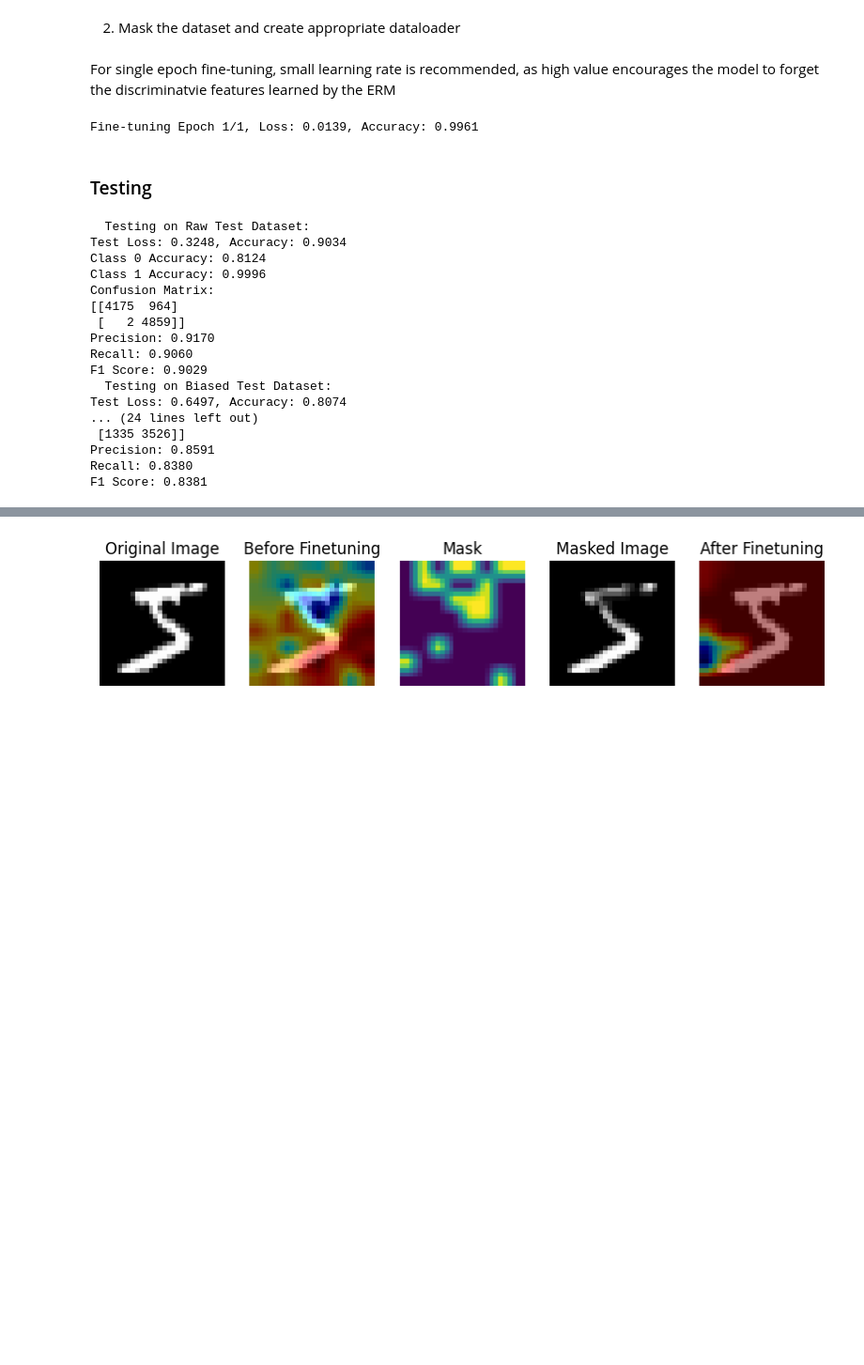
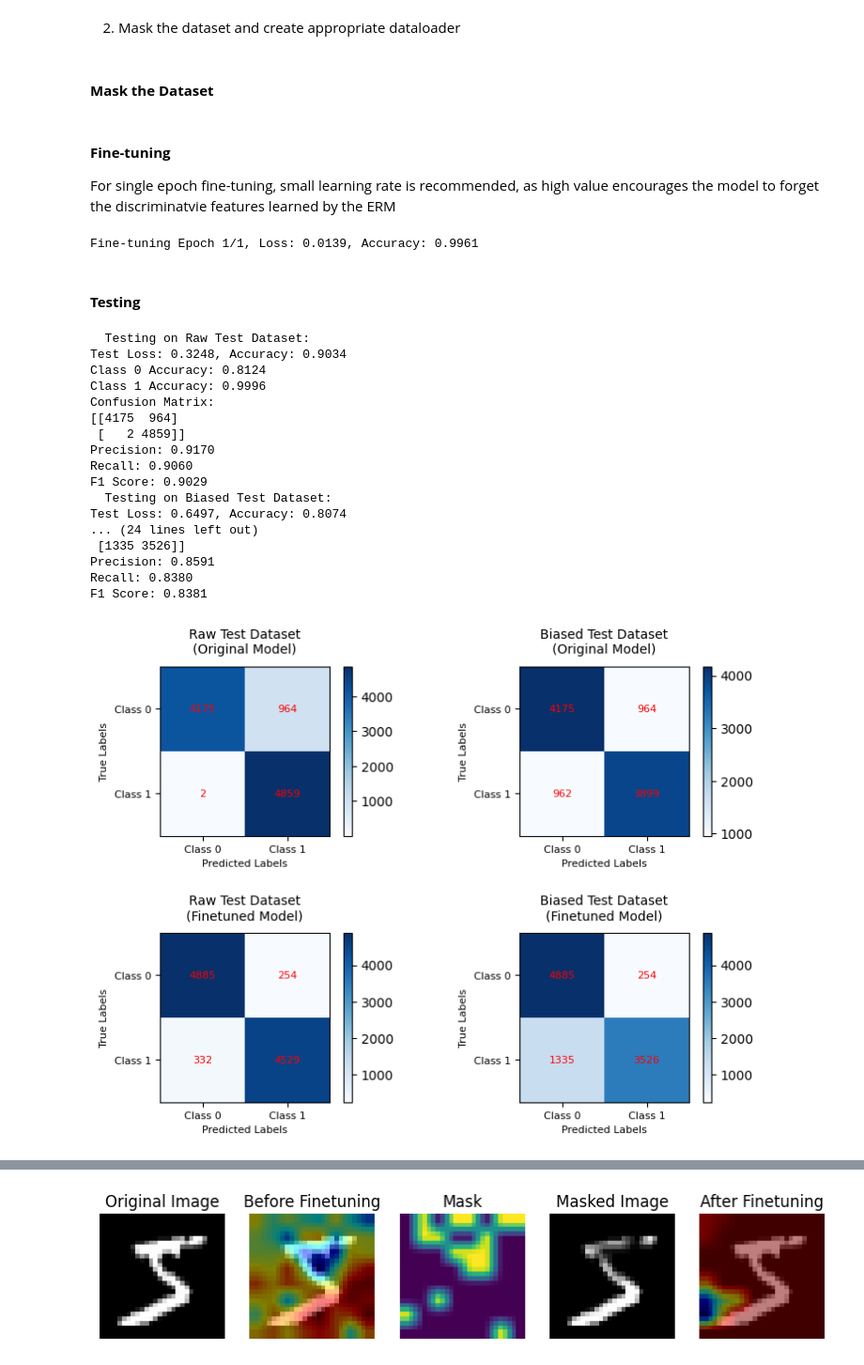
Before and after one commit to vmazashvili/Neural-Networks, a Jupyter notebook: MaskTune_Vano_Mazashvili_1993251.ipynb, the cells around one changed output, grey strips where cells are left out. Shown at 94% size. Cells and saved outputs as stored; diff of their text form; code cells hidden in the pictures; blank space fills up the shorter version.

Commit message:
Refactored the plotting functions

```diff
--- a/MaskTune_Vano_Mazashvili_1993251.ipynb
+++ b/MaskTune_Vano_Mazashvili_1993251.ipynb
@@ -789,10 +858,13 @@ Epoch 49/50, Loss: 0.0001, Accuracy: 1.0000
 Epoch 50/50, Loss: 0.0001, Accuracy: 1.0000
 # %% [markdown]
 2. Mask the dataset and create appropriate dataloader
+# %% [markdown]
+#### **Mask the Dataset**
 # %%
 masked_train_dataset, saliency_maps, original_images, masked_images, image_classes = mask_dataset(model, '/content/data/MNIST/CNN_checkpoint.pth', train_spurious_dataloader, threshold=0.5)
 masked_train_dataloader = DataLoader(masked_train_dataset, batch_size=batch_size, shuffle=True)
 # %% [markdown]
+#### **Fine-tuning**
 For single epoch fine-tuning, small learning rate is recommended, as high value encourages the model to forget the discriminatvie features learned by the ERM
 # %%
 # Load the pre-trained model
@@ -837,58 +909,61 @@ for epoch in range(epochs):
 # %% [output]
 Fine-tuning Epoch 1/1, Loss: 0.0139, Accuracy: 0.9961
 # %% [markdown]
-### Testing
+#### **Testing**
 # %%
-# If the model is not initialized properly, we get untrained results (only class 0 or 1 guesses)
-# Also avoids the "cant apply hook to the tensor requiring gradient" error
+# Initialize model and load checkpoint
 model = SmallCNN(num_classes=2)
 checkpoint_path = '/content/data/MNIST/CNN_checkpoint.pth'
 model.load_state_dict(torch.load(checkpoint_path))
 
-print("\033[1m \033[93m Testing on Raw Test Dataset: \033[0m")  # Bold and yellow text
+# Test the model on the raw test dataset
+print("\033[1m \033[93m Testing on Raw Test Dataset: \033[0m")
 metrics_raw = test_model(model, test_raw_dataloader, loss_function)
-class_0_acc_erm_raw = metrics_raw[0][0]  # Access accuracy for class 0
-class_1_acc_erm_raw = metrics_raw[0][1]  # Access accuracy for class 1
 
 # Test the model on the biased test dataset
 print("\033[1m \033[93m Testing on Biased Test Dataset: \033[0m")
 metrics_biased = test_model(model, test_spurious_dataloader, loss_function)
-class_0_acc_erm_sp = metrics_biased[0][0]  # Access accuracy for class 0
-class_1_acc_erm_sp = metrics_biased[0][1]  # Access accuracy for class 1
-
-
 
 # Evaluate the finetuned model
-
 model = SmallCNN(num_classes=2)
 checkpoint_path = '/content/data/MNIST/CNN_checkpoint_finetuned.pth'
 model.load_state_dict(torch.load(checkpoint_path))
 
-print("\033[1m \033[93m Testing Finetuned Model on Raw Test Dataset: \033[0m")  # Bold and yellow text
+print("\033[1m \033[93m Testing Finetuned Model on Raw Test Dataset: \033[0m")
 metrics_ft_raw = test_model(model, test_raw_dataloader, loss_function)
-class_0_acc_ft_raw = metrics_ft_raw[0][0]  # Access accuracy for class 0
-class_1_acc_ft_raw = metrics_ft_raw[0][1]  # Access accuracy for class 1
-#accuracy = class_accuracies_ft_raw[]
 
-print("\033[1m \033[93m Testing Finetuned Model on Biased Test Dataset: \033[0m")  # Bold and yellow text
+print("\033[1m \033[93m Testing Finetuned Model on Biased Test Dataset: \033[0m")
 metrics_ft_sp = test_model(model, test_spurious_dataloader, loss_function)
-class_0_acc_ft_sp = metrics_ft_sp[0][0]  # Access accuracy for class 0
-class_1_acc_ft_sp = metrics_ft_sp[0][1]  # Access accuracy for class 1
+
+# Plot confusion matrices
+conf_matrices = [metrics_raw[2], metrics_biased[2], metrics_ft_raw[2], metrics_ft_sp[2]]
+titles = [
+    'Raw Test Dataset\n(Original Model)',
+    'Biased Test Dataset\n(Original Model)',
+    'Raw Test Dataset\n(Finetuned Model)',
+    'Biased Test Dataset\n(Finetuned Model)'
+]
+
+plot_confusion_matrices(conf_matrices, titles)
+
+# Plot accuracies
+plot_accuracies(metrics_raw, metrics_ft_raw, metrics_biased, metrics_ft_sp)
 # %% [output]
   Testing on Raw Test Dataset:
 Test Loss: 0.3248, Accuracy: 0.9034
 Class 0 Accuracy: 0.8124
 Class 1 Accuracy: 0.9996
 Confusion Matrix:
 [[4175  964]
  [   2 4859]]
 Precision: 0.9170
 Recall: 0.9060
 F1 Score: 0.9029
   Testing on Biased Test Dataset:
 Test Loss: 0.6497, Accuracy: 0.8074
 ... (24 lines left out)
  [1335 3526]]
 Precision: 0.8591
 Recall: 0.8380
 F1 Score: 0.8381
+[figure, added]
```
Also changed, not shown: parts of 19 cells of this notebook.
